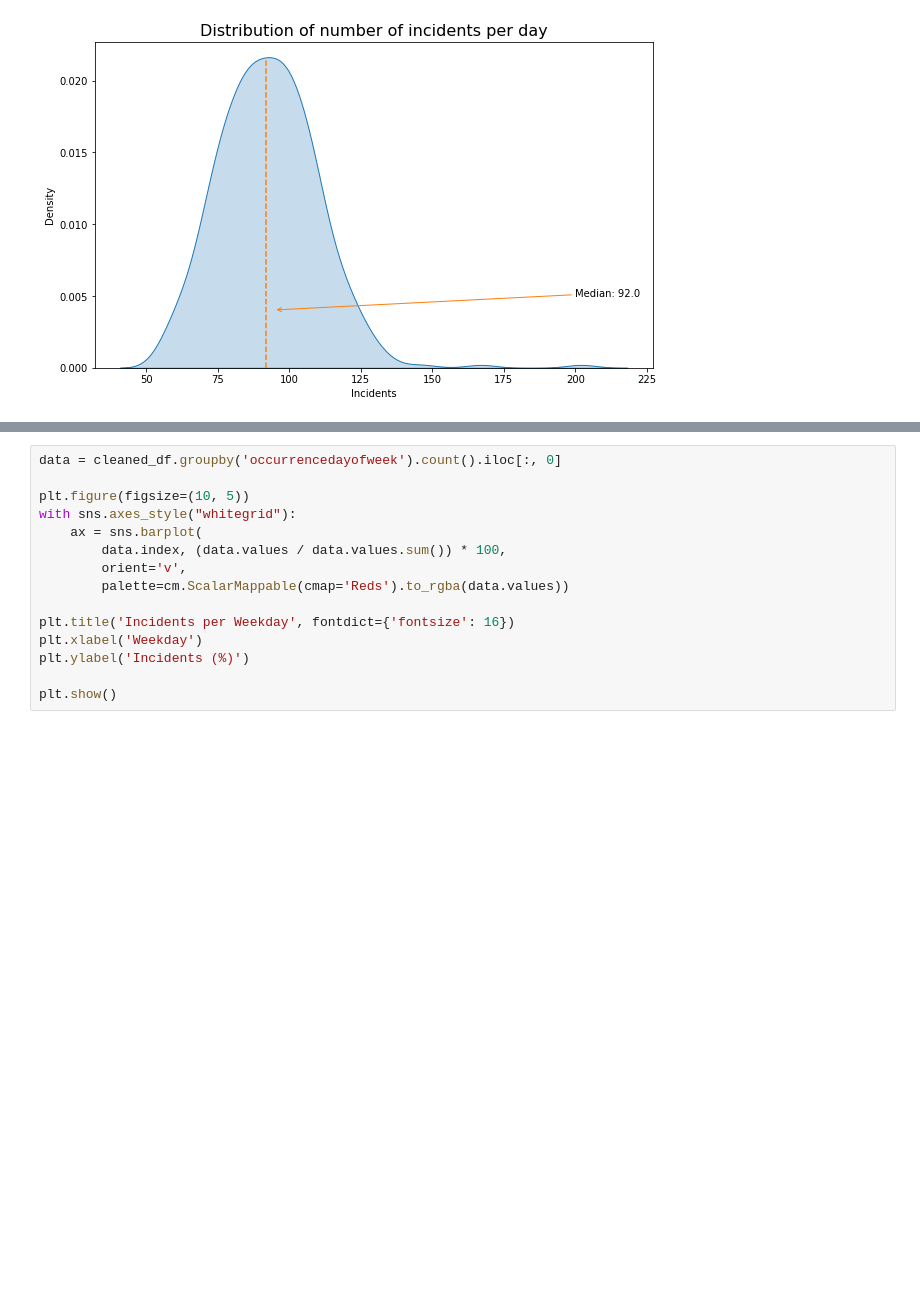
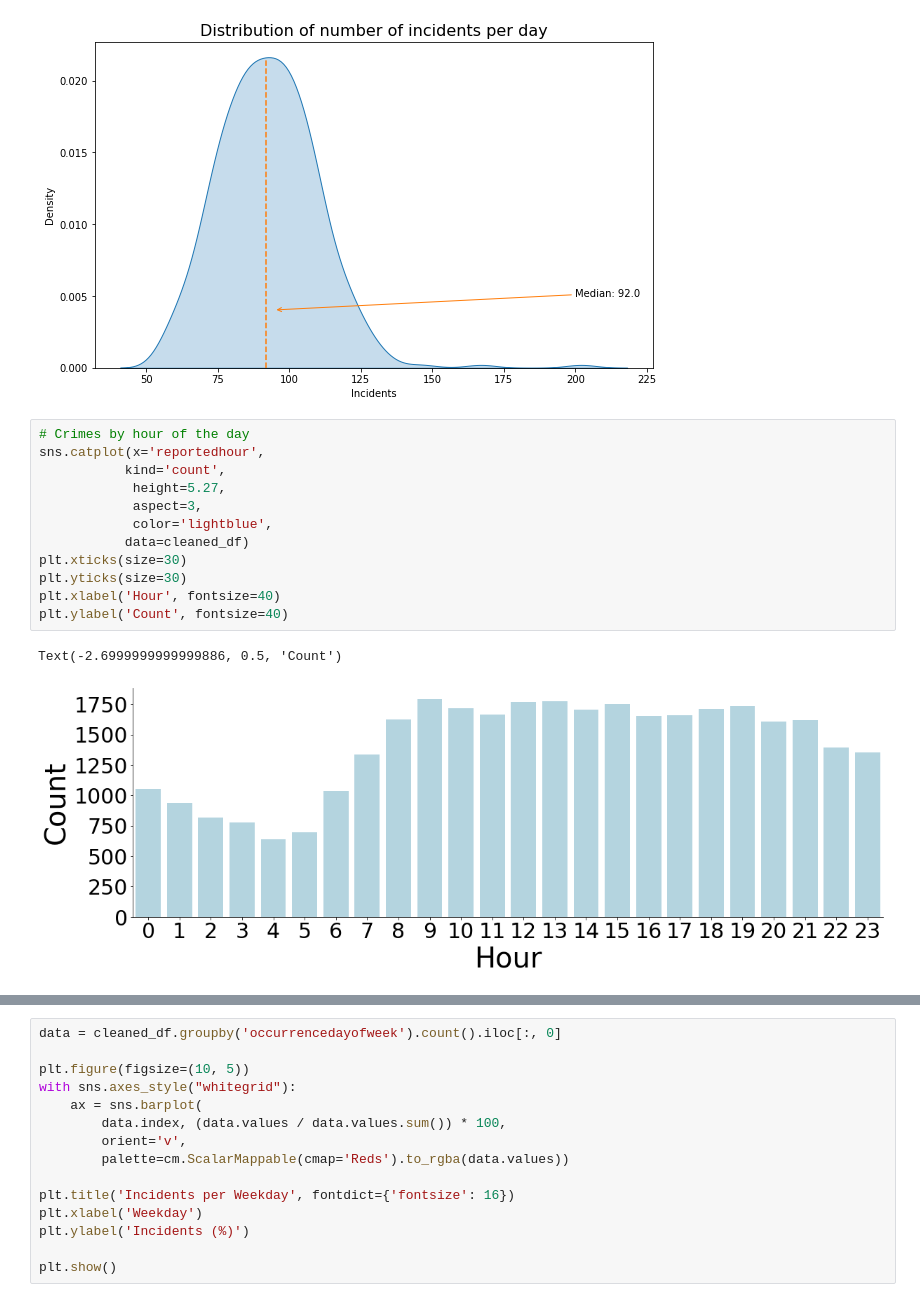
Before and after one commit to sxsun-mids/capstone, a Jupyter notebook: Toronto_Crime_EDA.ipynb, the cells around one changed output, grey strips where cells are left out. Drawn from its saved outputs; the diff is of its cells as text; blank space fills up the shorter version.

Commit message:
(*) Updated Toronto Crime EDA

```diff
--- a/Toronto_Crime_EDA.ipynb
+++ b/Toronto_Crime_EDA.ipynb
@@ -173,3 +173,18 @@ plt.show()
 # %% [output]
 WARNING:matplotlib.legend:No handles with labels found to put in legend.
 [figure]
+# %%
+# Crimes by hour of the day
+sns.catplot(x='reportedhour',
+           kind='count',
+            height=5.27,
+            aspect=3,
+            color='lightblue',
+           data=cleaned_df)
+plt.xticks(size=30)
+plt.yticks(size=30)
+plt.xlabel('Hour', fontsize=40)
+plt.ylabel('Count', fontsize=40)
+# %% [output]
+Text(-2.6999999999999886, 0.5, 'Count')
+[figure, added]
```
Also changed, not shown: parts of 1 cell of this notebook.
